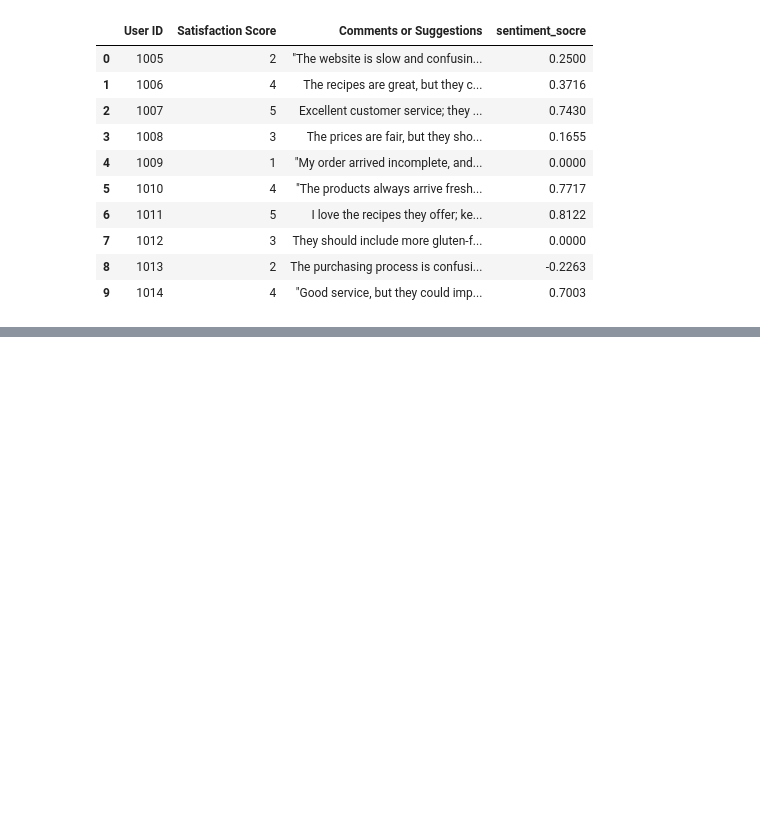
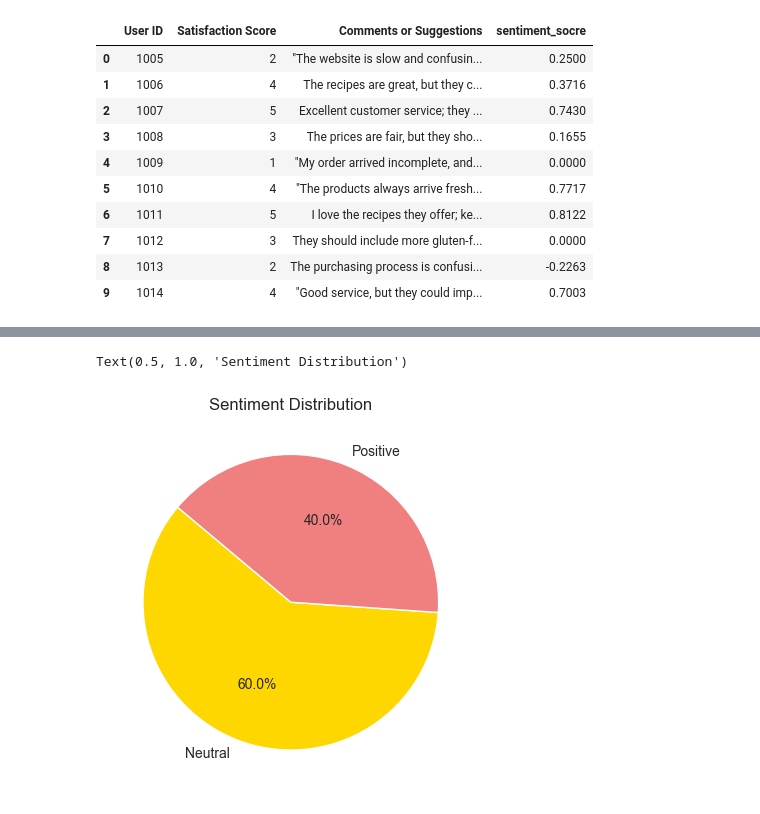
Before and after one commit to Keerat-Singh/WIL_Week-1, a Jupyter notebook: sentiment.ipynb, the cells around one changed output, grey strips where cells are left out. Drawn from its saved outputs; the diff is of its cells as text; code cells hidden in the pictures; blank space fills up the shorter version.

Commit message:
#9
Christmas data and sentiment analysis

```diff
--- a/sentiment.ipynb
+++ b/sentiment.ipynb
@@ -83,0 +98,7 @@ reviews_df
+# %%
+sentiment_counts = reviews_df['Sentiment'].value_counts()
+plt.pie(sentiment_counts, labels=sentiment_counts.index, autopct='%1.1f%%', startangle=140, colors=['gold', 'lightcoral', 'lightgreen'])
+plt.title('Sentiment Distribution')
+# %% [output]
+Text(0.5, 1.0, 'Sentiment Distribution')
+[figure, added]
```
Also changed, not shown: parts of 9 cells of this notebook, 20 other files.
